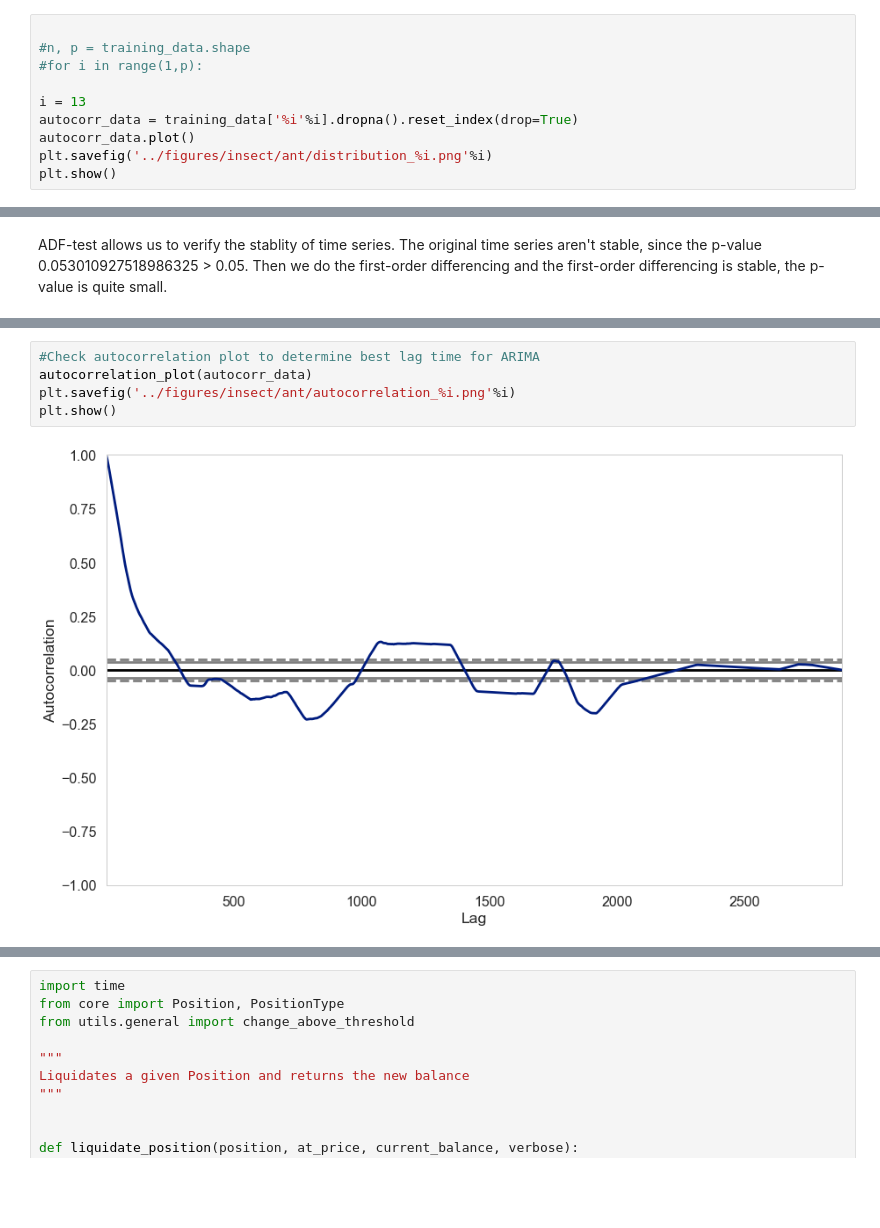
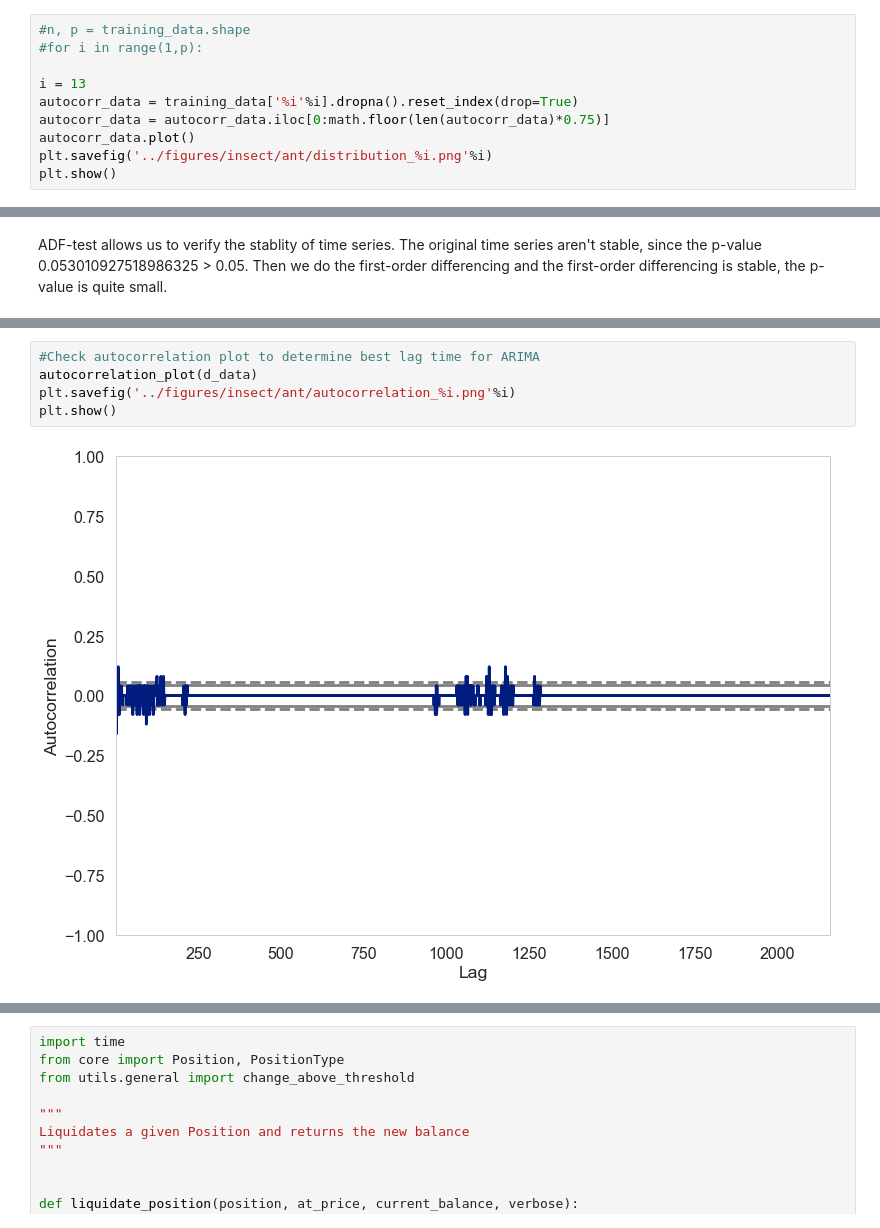
Before and after one commit to tonglinyan/animal_trajectory_prediction, a Jupyter notebook: code/adding_traditional_forecasting_ARIMA.ipynb, the cells around one changed output, grey strips where cells are left out. Saved outputs shown, nothing was run; the diff lists cells and outputs as text; blank space fills up the shorter version.

```diff
--- a/code/adding_traditional_forecasting_ARIMA.ipynb
+++ b/code/adding_traditional_forecasting_ARIMA.ipynb
@@ -191,12 +193,12 @@ from statsmodels.tsa.stattools import adfuller as ADF
 # %% [markdown]
 time series of chamber and plot the distribution
 # %%
-
 #n, p = training_data.shape
 #for i in range(1,p):
 
 i = 13
 autocorr_data = training_data['%i'%i].dropna().reset_index(drop=True)
+autocorr_data = autocorr_data.iloc[0:math.floor(len(autocorr_data)*0.75)]
 autocorr_data.plot()
 plt.savefig('../figures/insect/ant/distribution_%i.png'%i)
 plt.show()
@@ -259,8 +278,8 @@ ValueError: endog and exog matrices are different sizes
 # %%
 #Check autocorrelation plot to determine best lag time for ARIMA
-autocorrelation_plot(autocorr_data)
+autocorrelation_plot(d_data)
 plt.savefig('../figures/insect/ant/autocorrelation_%i.png'%i)
 plt.show()
 # %% [output]
-[figure, old version]
+[figure, new version]
 # %%
```
Also changed, not shown: parts of 20 cells of this notebook, 2 other files.
